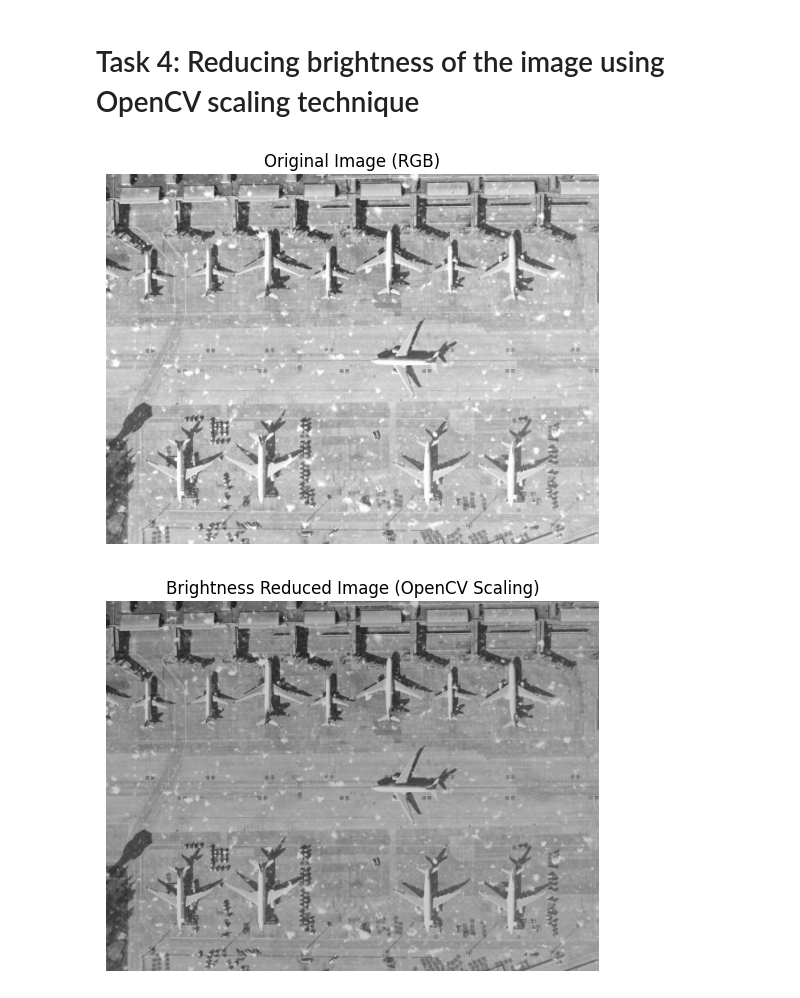
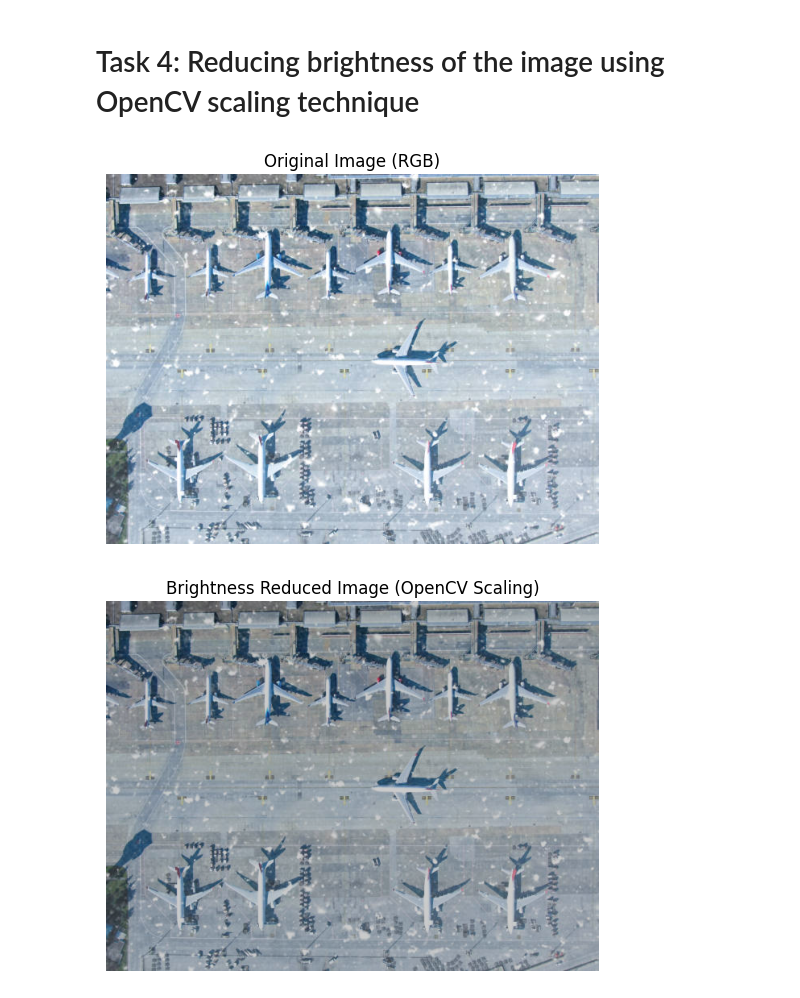
Before and after one commit to Jahirul-Pse/DIP_Lab_Final, a Jupyter notebook: LabFinal.ipynb, the cells around one changed output. Cells and saved outputs as stored; diff of their text form; code cells hidden in the pictures.

```diff
--- a/LabFinal.ipynb
+++ b/LabFinal.ipynb
@@ -223,31 +223,28 @@ To https://github.com/Jahirul-Pse/DIP_Lab_Final.git
 # %%
 # Loading the image (DIP_Lab_task_04.jpg)
 image_path = '/content/drive/MyDrive/Lab_Final_images/DIP_Lab_task_04.jpg'
 image = cv2.imread(image_path)
 
-# Converting the image to grayscale
-image_gray = cv2.cvtColor(image, cv2.COLOR_BGR2GRAY)
+# Converting the image to rgb
+image_rgb = cv2.cvtColor(image, cv2.COLOR_BGR2RGB)
 
-# Convert the grayscale image to RGB (3 channels, with identical values for R, G, B)
-image_rgb = cv2.cvtColor(image_gray, cv2.COLOR_GRAY2RGB)
-
-# Display the original RGB image
+# Displaying the original RGB image
 plt.imshow(image_rgb)
 plt.axis('off')
 plt.title("Original Image (RGB)")
 plt.show()
 
-# Reduce brightness by scaling the pixel values by 0.8 using OpenCV
+# Reducing brightness by scaling the pixel values by 0.8 using OpenCV
 brightness_reduced_image = cv2.convertScaleAbs(image_rgb, alpha=0.8, beta=0)
 
-# Display the brightness-reduced RGB image
+# Displaying the brightness-reduced RGB image
 plt.imshow(brightness_reduced_image)
 plt.axis('off')
 plt.title("Brightness Reduced Image (OpenCV Scaling)")
 plt.show()
 # %% [output]
-[figure, old version]
+[figure, new version]
-[figure, old version]
+[figure, new version]
 # %%
 # Staging the modified notebook or files
 !git add .
```
Also changed, not shown: parts of 4 cells of this notebook.
